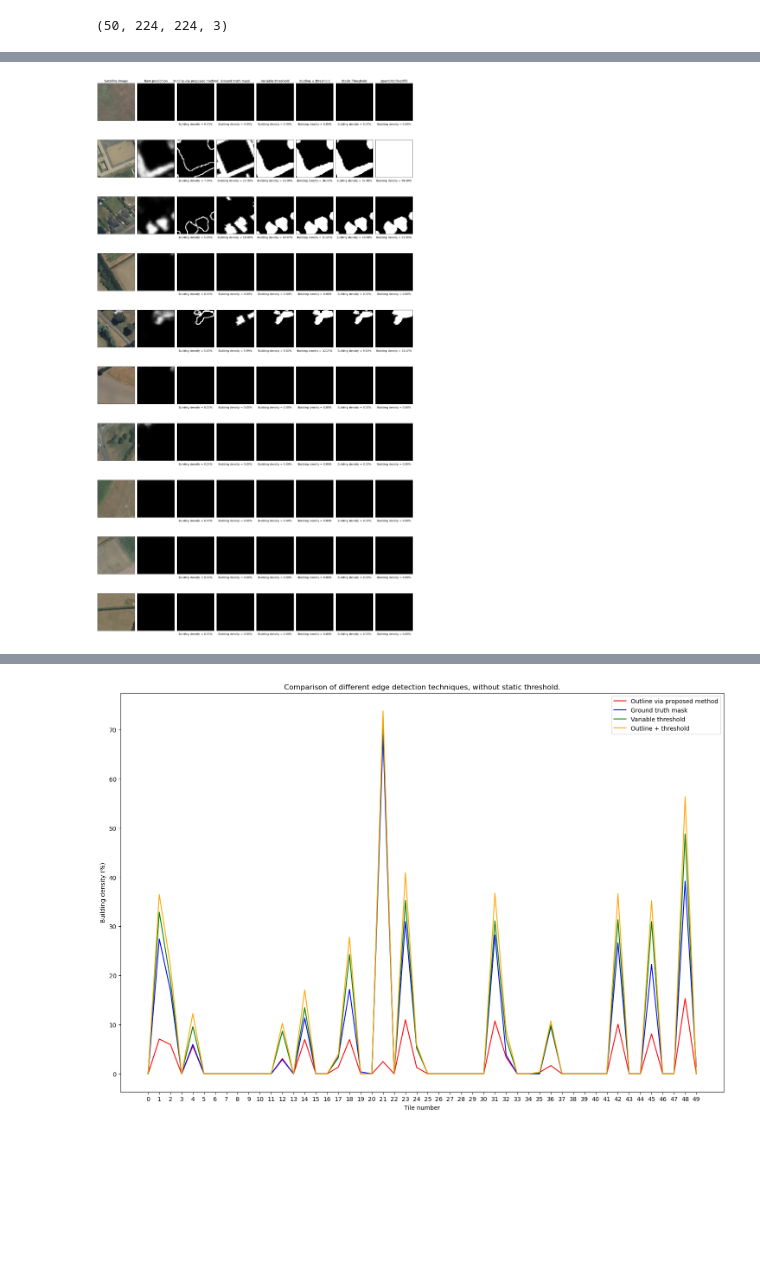
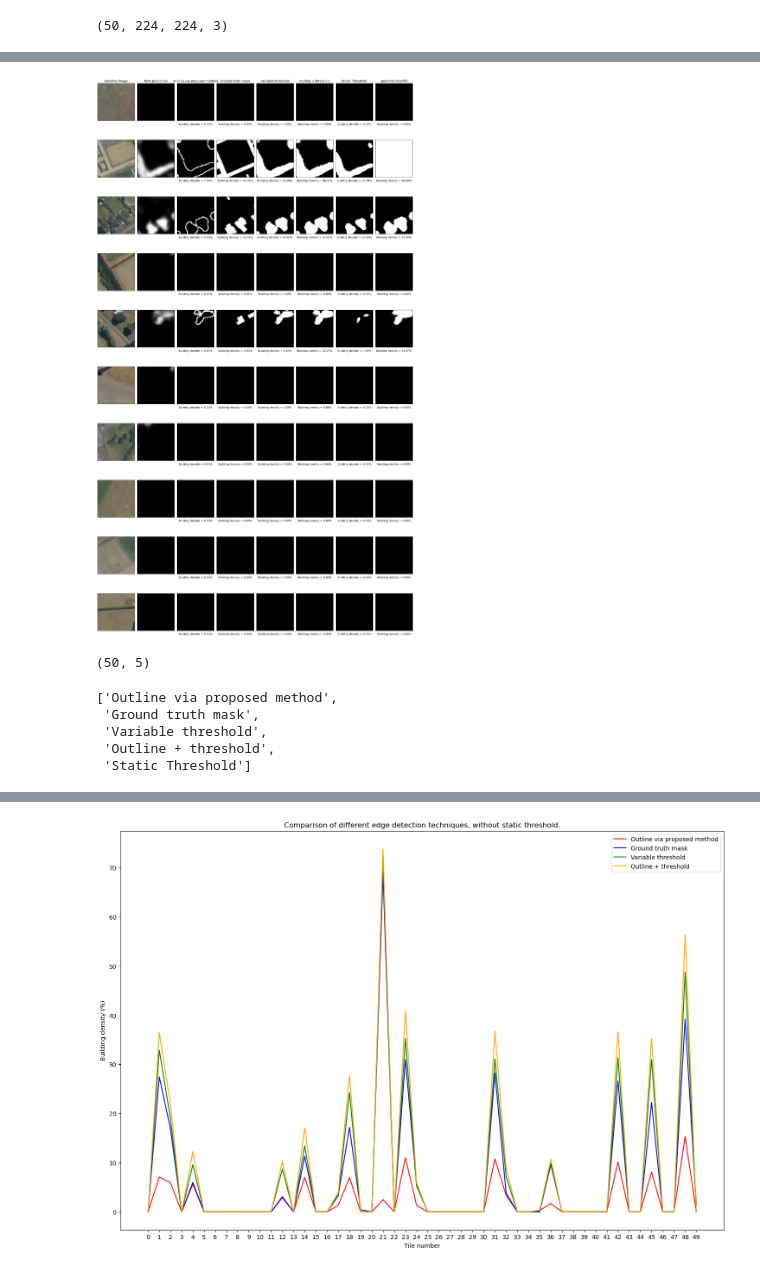
Before and after one commit to shaunlowis/PHYS_391B, a Jupyter notebook: edge_comparisons.ipynb, the cells around one changed output, grey strips where cells are left out. Saved outputs shown, nothing was run; the diff lists cells and outputs as text; code cells hidden in the pictures; blank space fills up the shorter version.

```diff
--- a/edge_comparisons.ipynb
+++ b/edge_comparisons.ipynb
@@ -231,8 +231,9 @@ def fillhole(input_image):
     return img_out
 # %%
 # Define some globals here to keep things consistent.
-TUNABLE_PARAM = 2.5
+TUNABLE_PARAM = 2
 KERNEL_SIZE = 5
+STATIC_THRESH = 0.5
 # %%
 fig, ax = plt.subplots(10, 8, figsize=(20, 36))
 
@@ -243,7 +244,7 @@ for i in range(0, 10):
     specific_sat = X_test[i, :, :]
 
     # A raw threshold purely by inspection
-    preds_test_thresh = (test_preds >= 0.31).astype(np.uint8)
+    preds_test_thresh = (test_preds >= STATIC_THRESH).astype(np.uint8)
     raw_thresh = preds_test_thresh[i, :, :, 0]
 
     std = np.std(test_img)
@@ -286,34 +287,34 @@ for i in range(0, 10):
             ax[i][j].set(ylabel=None)
             #.tick_params(left=False)
             ax[i][j].set(yticklabels=[], xticklabels=[])
             ax[i][j].tick_params(left=False, bottom=False)
 
     else:
         for j in range(0,len(ax[0,:])):
             ax[i][j].set(ylabel=None)
             ax[i][j].set(yticklabels=[], xticklabels=[])
             ax[i][j].tick_params(left=False, bottom=False)
 
 
     # Let us also add the building density as percentages
     # We need to set any value that wasn't thresholded to 255, so that we can count it with our function from earlier.
     grad[grad!=0] = 255
     thresh_im[thresh_im!=0] = 255
     combined[combined!=0] = 255
     raw_thresh[raw_thresh!=0] = 255
     filled[filled!=0] = 255
 
     ax[i][2].set_xlabel(f'Building density = {calc_build_density(grad)*100:.2f}%', fontsize=12)
     ax[i][3].set_xlabel(f'Building density = {calc_build_density(specific_mask)*100:.2f}%', fontsize=12)
     ax[i][4].set_xlabel(f'Building density = {calc_build_density(thresh_im)*100:.2f}%', fontsize=12)
     ax[i][5].set_xlabel(f'Building density = {calc_build_density(combined)*100:.2f}%', fontsize=12)
     ax[i][6].set_xlabel(f'Building density = {calc_build_density(raw_thresh)*100:.2f}%', fontsize=12)
     ax[i][7].set_xlabel(f'Building density = {calc_build_density(filled)*100:.2f}%', fontsize=12)
 
 plt.tight_layout()
 plt.show()
 # %% [output]
-[figure, old version]
+[figure, new version]
 # %%
 tile_vals = []
 
@@ -368,3 +369,15 @@ for i in range(len(test_preds[:, 0, 0, 0])):
     tile_vals.append(templist)
 # %%
 density_outlines = np.array(tile_vals)
+# %%
+density_outlines.shape
+# %% [output]
+(50, 5)
+# %%
+titles[2:-1]
+# %% [output]
+['Outline via proposed method',
+ 'Ground truth mask',
+ 'Variable threshold',
+ 'Outline + threshold',
+ 'Static Threshold']
```
Also changed, not shown: parts of 6 cells of this notebook, 2 other files.
